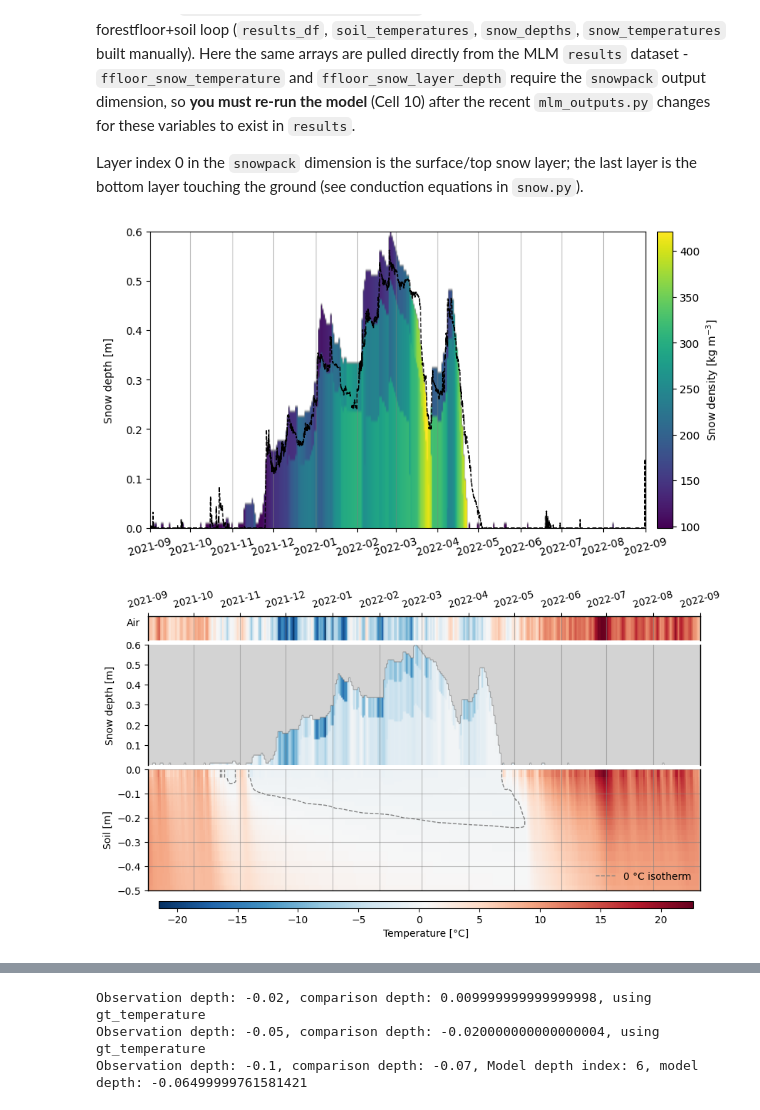
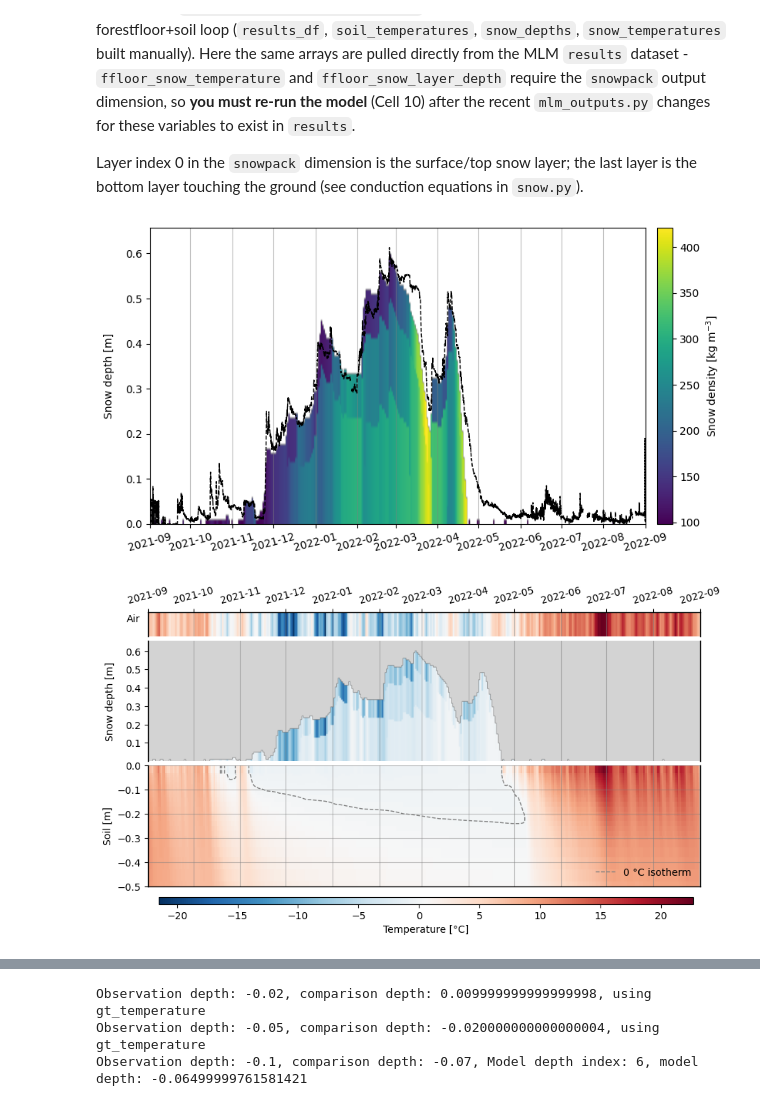
Before and after one commit to LukeEcomod/pyAPES_main, a Jupyter notebook: Examples/Demo_multi_layer_model_degero.ipynb, the cells around one changed output, grey strips where cells are left out. Saved outputs shown, nothing was run; the diff lists cells and outputs as text; code cells hidden in the pictures.

```diff
--- a/Examples/Demo_multi_layer_model_degero.ipynb
+++ b/Examples/Demo_multi_layer_model_degero.ipynb
@@ -708,8 +708,8 @@ else:
 #snow_temperatures = results['ffloor_snow_temperature'].sel(simulation=simulation).transpose('snowpack', 'date').values
 #snow_depth_series = results['ffloor_snow_depth'].sel(simulation=simulation).to_series()
 
-snow_depth = float(snow_depth_series.max())
-snow_depth = 0.6
+snow_depth = float(snow_depth_series.max()) + 0.05
+#snow_depth = 0.8
 snow_step = 0.01
 
 # --- Cell edges for pcolormesh (soil depth grid is not evenly spaced - imshow would distort it)
@@ -762,36 +762,36 @@ else:
 months = mdates.MonthLocator()
 month_fmt = mdates.DateFormatter('%Y-%m')
 
 fig, ax = plt.subplots(figsize=(10, 5))
 
 # --- Second subplot: snow temperature heatmap
 time_nums = mdates.date2num(time_index)
 im_snow = ax.imshow(
     dens_grid,  # only snow layers
     cmap=cmap,
     aspect='auto',
     origin='lower',
-    extent=[x_min, x_max, 0, 0.6],
+    extent=[x_min, x_max, 0, snow_depth],
 )
-ax.plot(meteo['D_SNOW_C'], color='black', linestyle='--', linewidth=1.0, label='Observed')
+ax.plot(meteo['D_SNOW'], color='black', linestyle='--', linewidth=1.0, label='Observed')
 
 ax.set_ylabel('Snow depth [m]', labelpad=10)
 ax.grid(axis='x', color='gray', linestyle='-', alpha=0.5)
 ax.set_xlim([x_min, x_max])
 #ax.tick_params(labelbottom=False)
 #ax.spines['bottom'].set_visible(False)
 ax.xaxis.set_major_locator(months)
 ax.xaxis.set_major_formatter(month_fmt)
 ax.tick_params(axis='x', rotation=15)
 
 cbar = fig.colorbar(im_snow, ax=ax, pad=0.02)
 cbar.set_label(r'Snow density [kg m$^{-3}$]')
 
 # --- Save and show
 plt.savefig(filename, dpi=300, bbox_inches="tight")
 plt.show()
 # %% [output]
-[figure, old version]
+[figure, new version]
 # %%
 # --- Settings
 match_colorbar = True
@@ -863,7 +863,7 @@ im_snow = ax_snow.imshow(
     cmap=cmap,
     aspect='auto',
     origin='lower',
-    extent=[x_min, x_max, 0, 0.6],
+    extent=[x_min, x_max, 0, snow_depth],
     vmin=vmin_air,
     vmax=vmax_air
 )
@@ -977,7 +977,7 @@ for ax in [ax_snow, ax_soil]:
 plt.savefig(filename, dpi=300, bbox_inches="tight")
 plt.show()
 # %% [output]
-[figure, old version]
+[figure, new version]
 # %%
 # --- Settings
 match_colorbar = True
```
Also changed, not shown: parts of 7 cells of this notebook, 4 other files.
